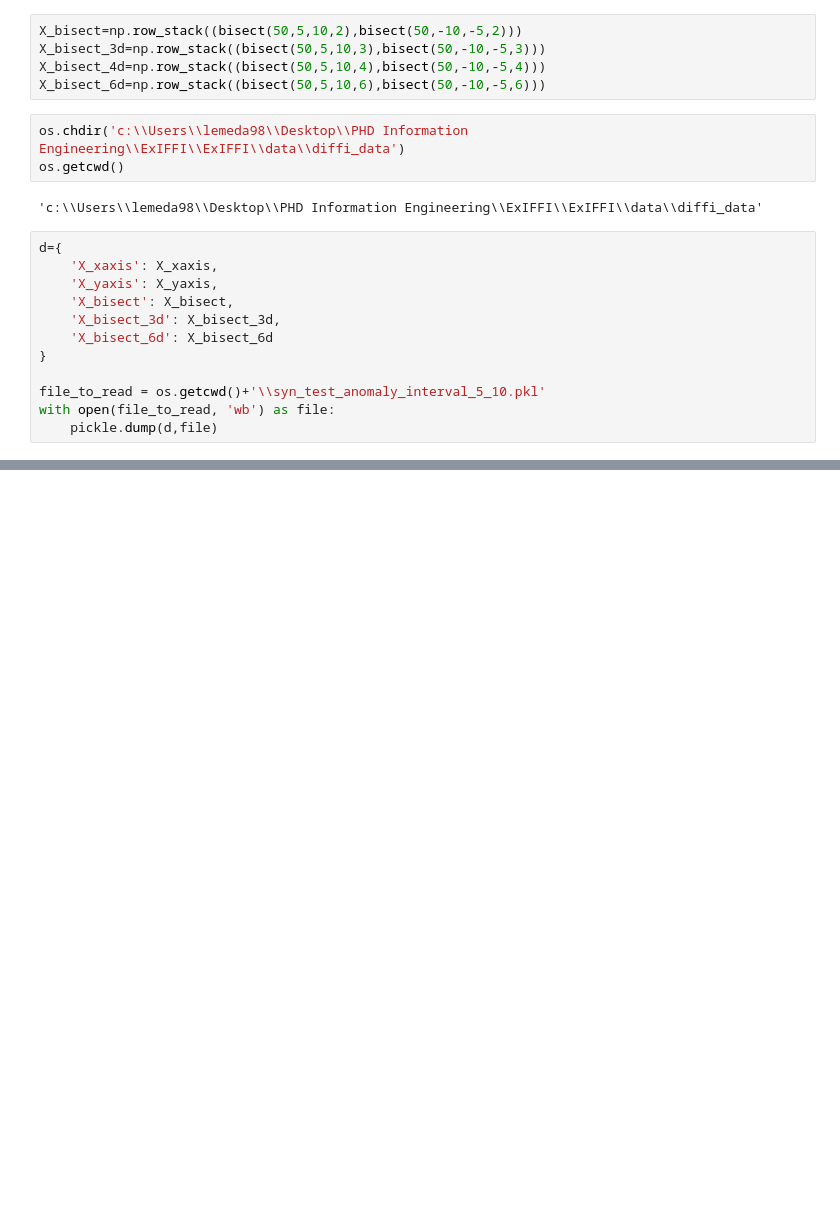
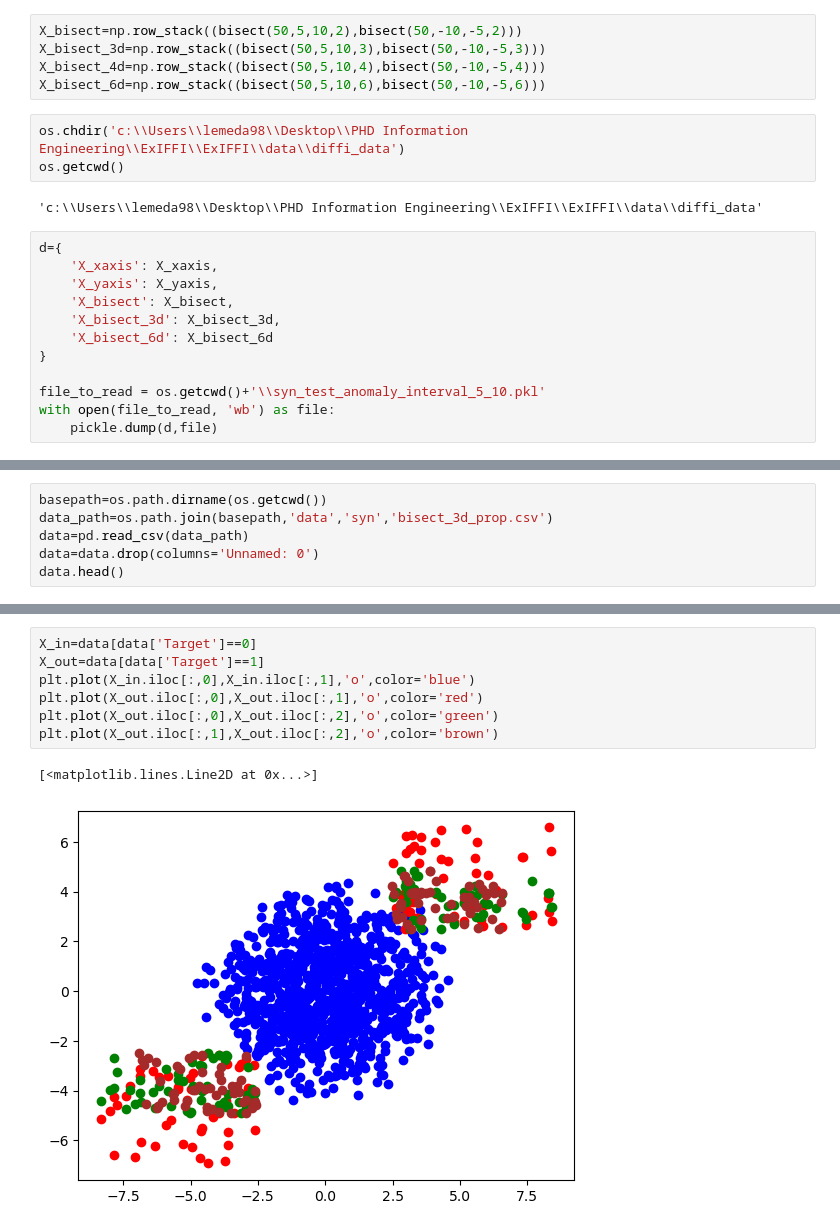
Before and after one commit to alessioarcudi/ExIFFI, a Jupyter notebook: notebooks/synthetic_datasets.ipynb, the cells around one changed output, grey strips where cells are left out. Saved outputs shown, nothing was run; the diff lists cells and outputs as text; blank space fills up the shorter version.

```diff
--- a/notebooks/synthetic_datasets.ipynb
+++ b/notebooks/synthetic_datasets.ipynb
@@ -287,0 +378,6 @@ with open(file_to_read, 'wb') as file:
+# %%
+basepath=os.path.dirname(os.getcwd())
+data_path=os.path.join(basepath,'data','syn','bisect_3d_prop.csv')
+data=pd.read_csv(data_path)
+data=data.drop(columns='Unnamed: 0')
+data.head()
@@ -287,0 +391,10 @@ with open(file_to_read, 'wb') as file:
+# %%
+X_in=data[data['Target']==0]
+X_out=data[data['Target']==1]
+plt.plot(X_in.iloc[:,0],X_in.iloc[:,1],'o',color='blue')
+plt.plot(X_out.iloc[:,0],X_out.iloc[:,1],'o',color='red')
+plt.plot(X_out.iloc[:,0],X_out.iloc[:,2],'o',color='green')
+plt.plot(X_out.iloc[:,1],X_out.iloc[:,2],'o',color='brown')
+# %% [output]
+[<matplotlib.lines.Line2D at 0x...>]
+[figure, added]
```
Also changed, not shown: parts of 15 cells of this notebook, 1 other file.
